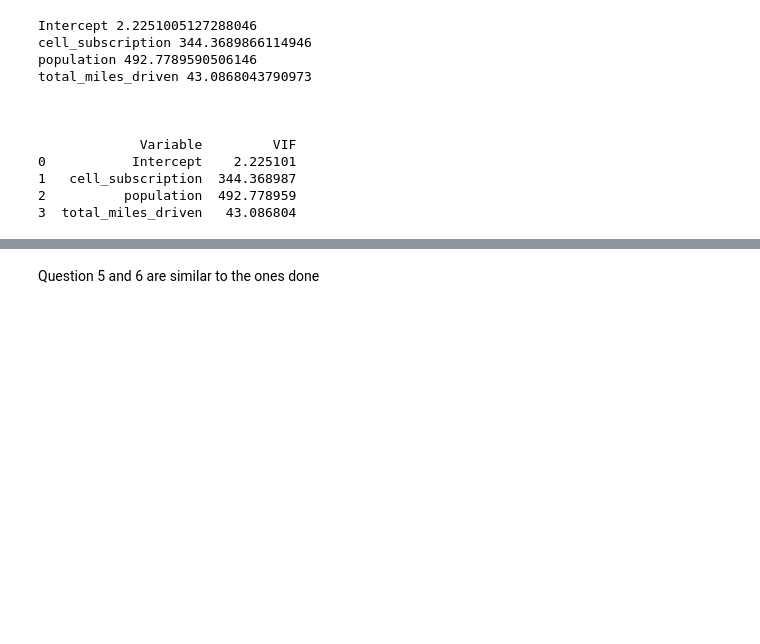
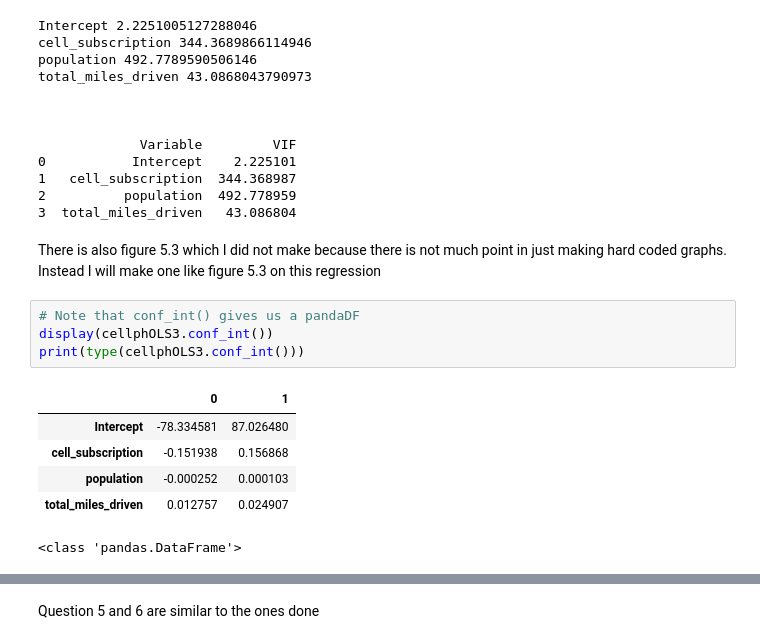
Before and after one commit to ani-research/Python-Companion-For-Real-Econometrics-by-M.Bailey, a Jupyter notebook: chapters/chapter05.ipynb, the cells around one changed output, grey strips where cells are left out. Saved outputs shown, nothing was run; the diff lists cells and outputs as text; blank space fills up the shorter version.

```diff
--- a/chapters/chapter05.ipynb
+++ b/chapters/chapter05.ipynb
@@ -926,3 +928,16 @@ total_miles_driven 43.0868043790973
 1   cell_subscription  344.368987
 2          population  492.778959
 3  total_miles_driven   43.086804
+# %% [markdown]
+There is also figure 5.3 which I did not make because there is not much point in just making hard coded graphs. Instead I will make one like figure 5.3 on this regression
+# %%
+# Note that conf_int() gives us a pandaDF
+display(cellphOLS3.conf_int())
+print(type(cellphOLS3.conf_int()))
+# %% [output]
+|  | 0 | 1 |
+| Intercept | -78.334581 | 87.026480 |
+| cell_subscription | -0.151938 | 0.156868 |
+| population | -0.000252 | 0.000103 |
+| total_miles_driven | 0.012757 | 0.024907 |
+<class 'pandas.DataFrame'>
```
Also changed, not shown: parts of 5 cells of this notebook.
